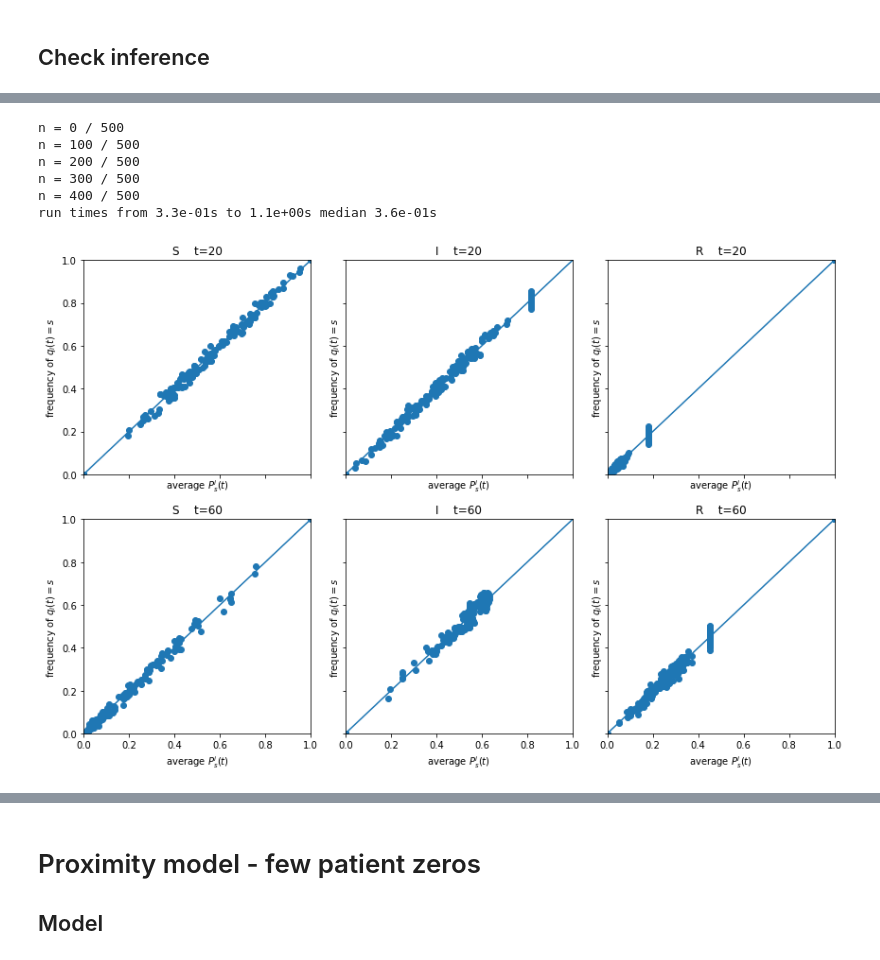
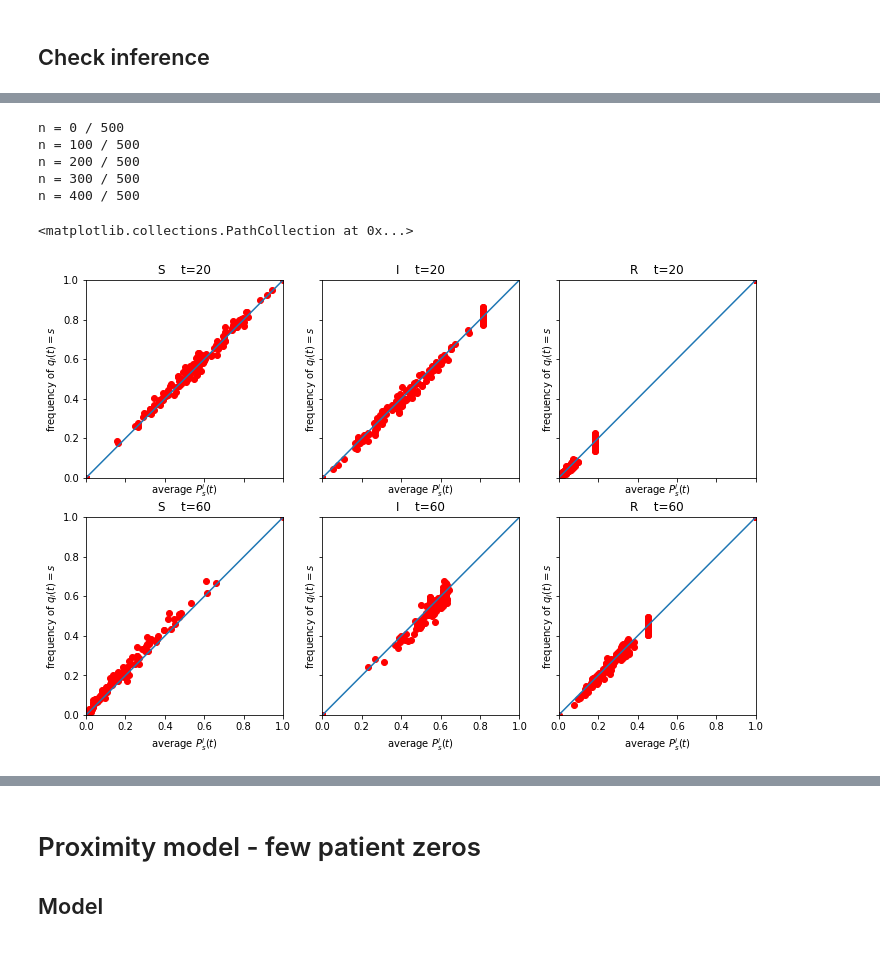
Before and after one commit to sphinxteam/sir_inference, a Jupyter notebook: Scatterplot_mean_field_dmp.ipynb, the cells around one changed output, grey strips where cells are left out. Drawn from its saved outputs; the diff is of its cells as text; code cells hidden in the pictures.

Commit message:
modified the scatter plot in order to run the model with same transmissions

```diff
--- a/Scatterplot_mean_field_dmp.ipynb
+++ b/Scatterplot_mean_field_dmp.ipynb
@@ -61,12 +49,25 @@ run times from 2.7e-03s to 7.3e-02s median 3.1e-03s
-# %%
-initial_probas = indicator(model.initial_states)
-infer = DynamicMessagePassing(initial_probas, model.x_pos, model.y_pos)
-generate_scatterplot(model, infer, 500, [20, 60])
-# %% [output]
-n = 0 / 500
-n = 100 / 500
-n = 200 / 500
-n = 300 / 500
-n = 400 / 500
-run times from 3.3e-01s to 1.1e+00s median 3.6e-01s
-[figure, removed]
+# %%
+times=[20,60]
+n_run=500
+n_times=len(times)
+t_max = max(times)+1
+
+avg_states = compute_averages(model=model, n_run=n_run, times=times)
+# %% [output]
+n = 0 / 500
+n = 100 / 500
+n = 200 / 500
+n = 300 / 500
+n = 400 / 500
+# %%
+initial_probas = indicator(model.initial_states)
+
+infer = MeanField(initial_probas, model.x_pos, model.y_pos)
+infer.initial_probas = indicator(model.initial_states)
+infer.time_evolution(model.recover_probas, model.transmissions[:t_max+1], print_every=0)
+probas = infer.probas[times]
+
+generate_scatterplot(avg_states=avg_states, probas=probas, times=times)
+# %% [output]
+<matplotlib.collections.PathCollection at 0x...>
+[figure, added]
```
Also changed, not shown: parts of 10 cells of this notebook, 1 other file.
